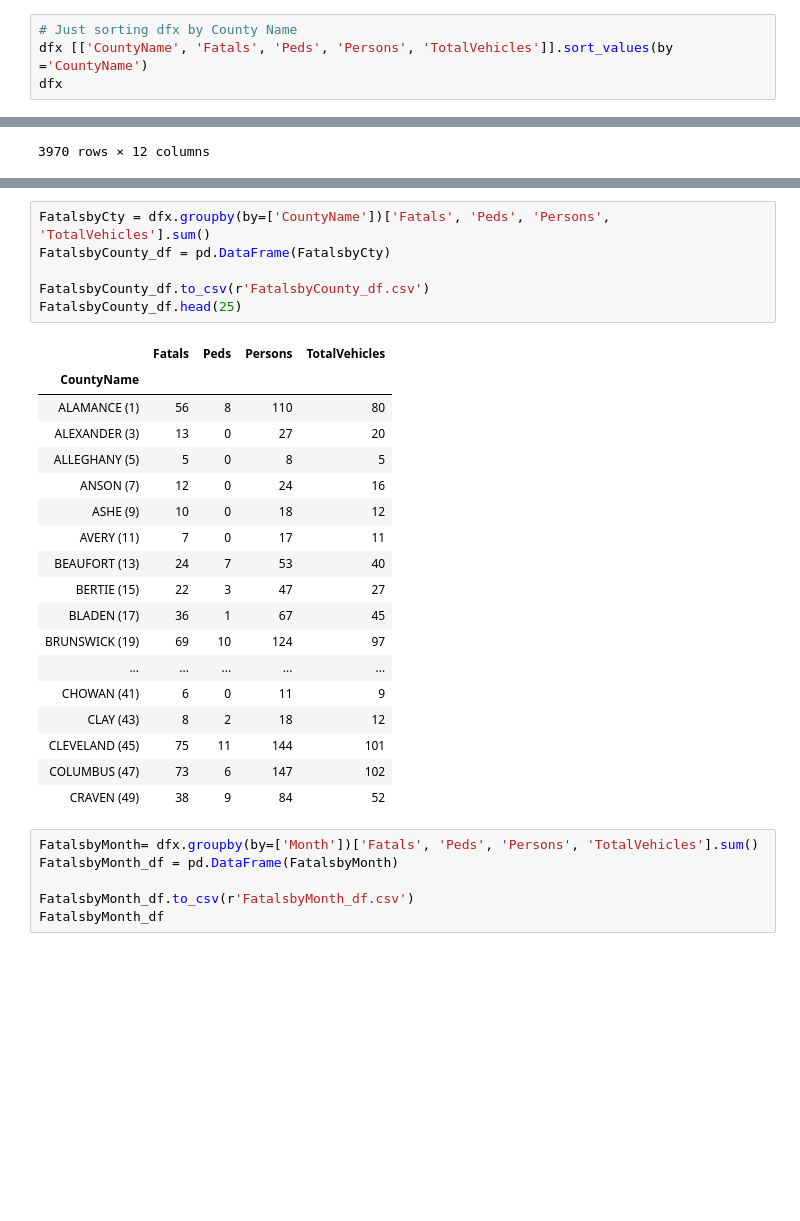
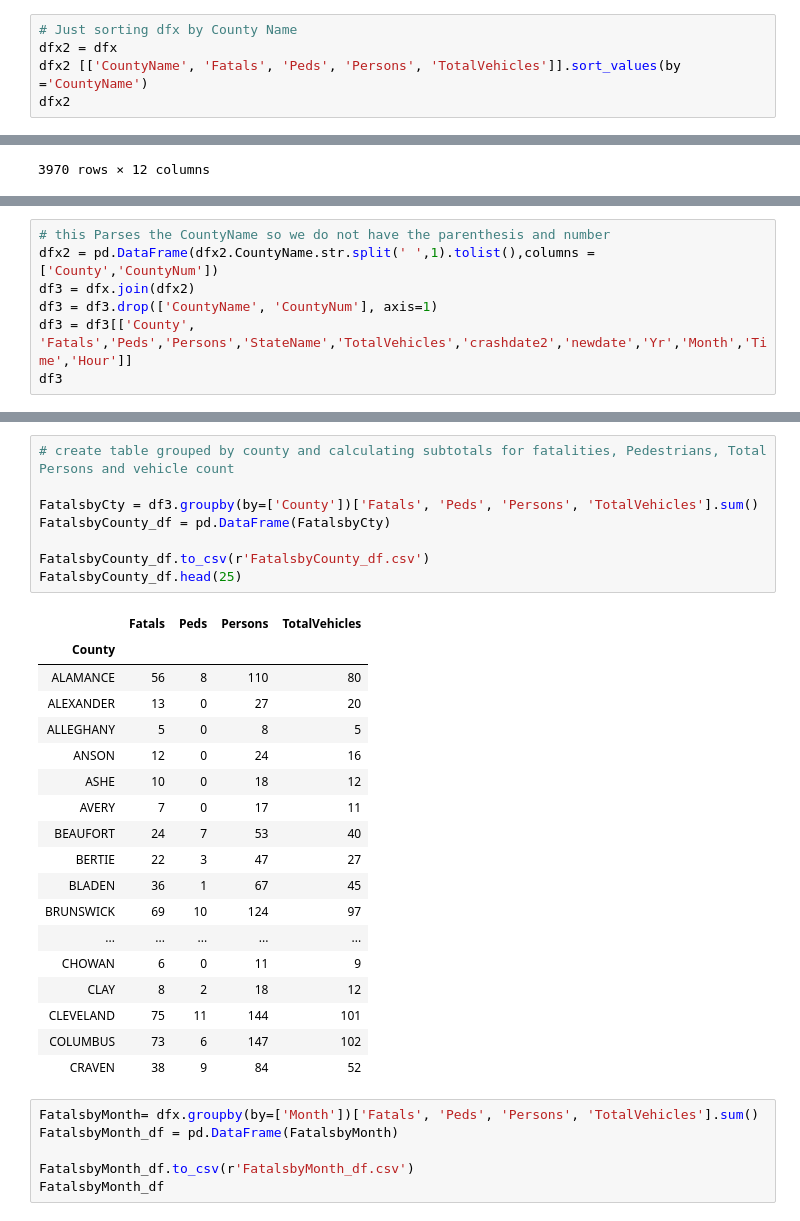
Before and after one commit to SabaTass/Project-2, a Jupyter notebook: NC_Fatal_Crashes_Statewide_Pivot_Table.ipynb, the cells around one changed output, grey strips where cells are left out. Saved outputs shown, nothing was run; the diff lists cells and outputs as text; blank space fills up the shorter version.

Commit message:
Updated J_Notebook and  FatalsbyCounty_df.csv

```diff
--- a/NC_Fatal_Crashes_Statewide_Pivot_Table.ipynb
+++ b/NC_Fatal_Crashes_Statewide_Pivot_Table.ipynb
@@ -178,8 +178,9 @@ dfx
 3970 rows × 12 columns
 # %%
 # Just sorting dfx by County Name
-dfx [['CountyName', 'Fatals', 'Peds', 'Persons', 'TotalVehicles']].sort_values(by ='CountyName')
-dfx
+dfx2 = dfx
+dfx2 [['CountyName', 'Fatals', 'Peds', 'Persons', 'TotalVehicles']].sort_values(by ='CountyName')
+dfx2
 # %% [output]
 |  | CountyName | Fatals | Peds | Persons | StateName | TotalVehicles | crashdate2 | newdate | Yr | ... |
 | 0 | ASHE (9) | 1 | 0 | 3 | North Carolina | 2 | 1453317000000 | 2016-01-20 19:10:00 | 2016 | ... |
@@ -209,3 +210,10 @@ Cabarrus_df
 |  | Fatals | Peds | Persons | TotalVehicles |
 | CountyName |  |  |  |  |
 | CABARRUS (25) | 58 | 7 | 130 | 93 |
+# %%
+# this Parses the CountyName so we do not have the parenthesis and number
+dfx2 = pd.DataFrame(dfx2.CountyName.str.split(' ',1).tolist(),columns = ['County','CountyNum'])
+df3 = dfx.join(dfx2)
+df3 = df3.drop(['CountyName', 'CountyNum'], axis=1)
+df3 = df3[['County', 'Fatals','Peds','Persons','StateName','TotalVehicles','crashdate2','newdate','Yr','Month','Time','Hour']]
+df3
@@ -212,28 +234,30 @@ Cabarrus_df
 # %%
-FatalsbyCty = dfx.groupby(by=['CountyName'])['Fatals', 'Peds', 'Persons', 'TotalVehicles'].sum()
+# create table grouped by county and calculating subtotals for fatalities, Pedestrians, Total Persons and vehicle count
+
+FatalsbyCty = df3.groupby(by=['County'])['Fatals', 'Peds', 'Persons', 'TotalVehicles'].sum()
 FatalsbyCounty_df = pd.DataFrame(FatalsbyCty)
 
 FatalsbyCounty_df.to_csv(r'FatalsbyCounty_df.csv')
 FatalsbyCounty_df.head(25)
 # %% [output]
 |  | Fatals | Peds | Persons | TotalVehicles |
-| CountyName |  |  |  |  |
-| ALAMANCE (1) | 56 | 8 | 110 | 80 |
-| ALEXANDER (3) | 13 | 0 | 27 | 20 |
-| ALLEGHANY (5) | 5 | 0 | 8 | 5 |
-| ANSON (7) | 12 | 0 | 24 | 16 |
-| ASHE (9) | 10 | 0 | 18 | 12 |
-| AVERY (11) | 7 | 0 | 17 | 11 |
-| BEAUFORT (13) | 24 | 7 | 53 | 40 |
-| BERTIE (15) | 22 | 3 | 47 | 27 |
-| BLADEN (17) | 36 | 1 | 67 | 45 |
-| BRUNSWICK (19) | 69 | 10 | 124 | 97 |
+| County |  |  |  |  |
+| ALAMANCE | 56 | 8 | 110 | 80 |
+| ALEXANDER | 13 | 0 | 27 | 20 |
+| ALLEGHANY | 5 | 0 | 8 | 5 |
+| ANSON | 12 | 0 | 24 | 16 |
+| ASHE | 10 | 0 | 18 | 12 |
+| AVERY | 7 | 0 | 17 | 11 |
+| BEAUFORT | 24 | 7 | 53 | 40 |
+| BERTIE | 22 | 3 | 47 | 27 |
+| BLADEN | 36 | 1 | 67 | 45 |
+| BRUNSWICK | 69 | 10 | 124 | 97 |
 | ... | ... | ... | ... | ... |
-| CHOWAN (41) | 6 | 0 | 11 | 9 |
-| CLAY (43) | 8 | 2 | 18 | 12 |
-| CLEVELAND (45) | 75 | 11 | 144 | 101 |
-| COLUMBUS (47) | 73 | 6 | 147 | 102 |
-| CRAVEN (49) | 38 | 9 | 84 | 52 |
+| CHOWAN | 6 | 0 | 11 | 9 |
+| CLAY | 8 | 2 | 18 | 12 |
+| CLEVELAND | 75 | 11 | 144 | 101 |
+| COLUMBUS | 73 | 6 | 147 | 102 |
+| CRAVEN | 38 | 9 | 84 | 52 |
 # %%
 FatalsbyMonth= dfx.groupby(by=['Month'])['Fatals', 'Peds', 'Persons', 'TotalVehicles'].sum()
 FatalsbyMonth_df = pd.DataFrame(FatalsbyMonth)
```
Also changed, not shown: parts of 2 cells of this notebook, 1 other file.
